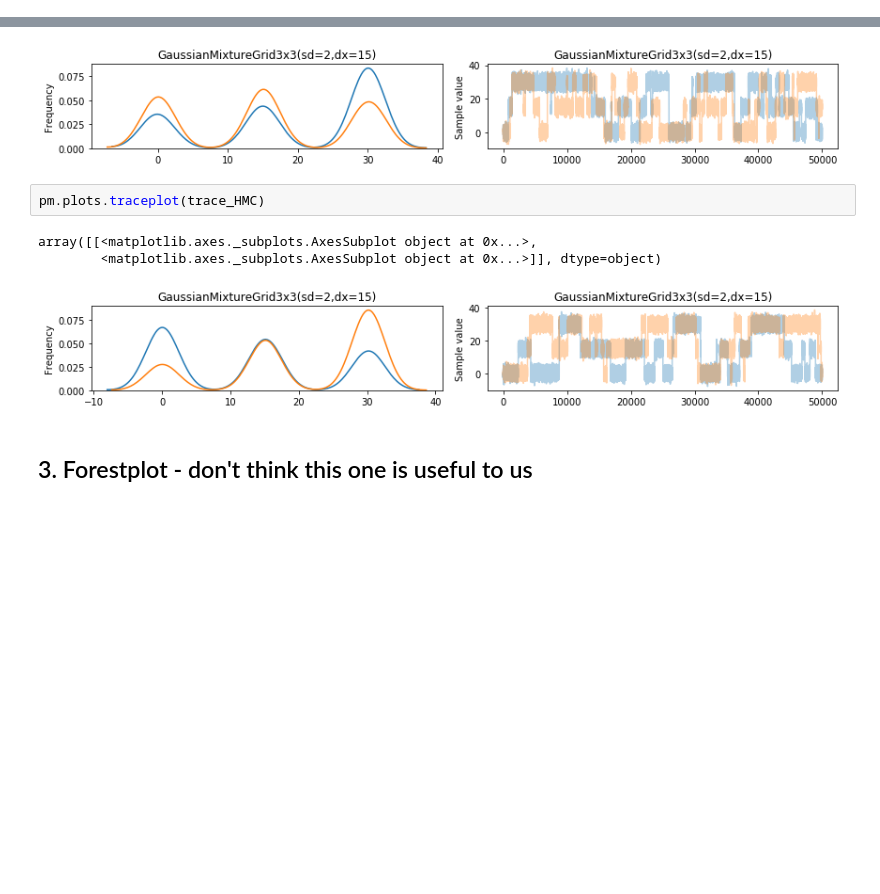
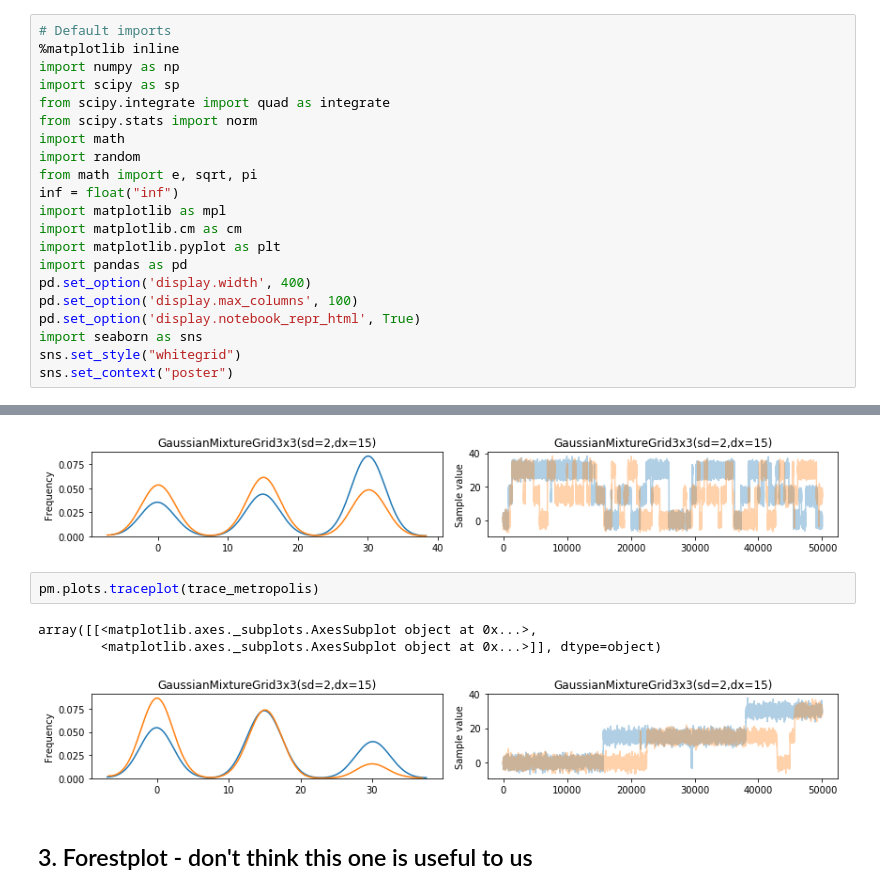
Before and after one commit to asross/cs205-project, a Jupyter notebook: datasets/HMC_diagnostics.ipynb, the cells around one changed output, grey strips where cells are left out. Cells and saved outputs as stored; diff of their text form; blank space fills up the shorter version.

```diff
--- a/datasets/HMC_diagnostics.ipynb
+++ b/datasets/HMC_diagnostics.ipynb
@@ -1,3 +1,24 @@
+# %%
+# Default imports
+%matplotlib inline
+import numpy as np
+import scipy as sp
+from scipy.integrate import quad as integrate
+from scipy.stats import norm
+import math
+import random
+from math import e, sqrt, pi
+inf = float("inf")
+import matplotlib as mpl
+import matplotlib.cm as cm
+import matplotlib.pyplot as plt
+import pandas as pd
+pd.set_option('display.width', 400)
+pd.set_option('display.max_columns', 100)
+pd.set_option('display.notebook_repr_html', True)
+import seaborn as sns
+sns.set_style("whitegrid")
+sns.set_context("poster")
 # %%
 %matplotlib inline
 import matplotlib.pyplot as plt
@@ -159,11 +180,11 @@ array([[<matplotlib.axes._subplots.AxesSubplot object at 0x...>,
         <matplotlib.axes._subplots.AxesSubplot object at 0x...>]], dtype=object)
 [figure]
 # %%
-pm.plots.traceplot(trace_HMC)
+pm.plots.traceplot(trace_metropolis)
 # %% [output]
 array([[<matplotlib.axes._subplots.AxesSubplot object at 0x...>,
         <matplotlib.axes._subplots.AxesSubplot object at 0x...>]], dtype=object)
-[figure, old version]
+[figure, new version]
 # %% [markdown]
 ## 3. Forestplot - don't think this one is useful to us
 # %%
```
Also changed, not shown: parts of 21 cells of this notebook, 2 other files.
